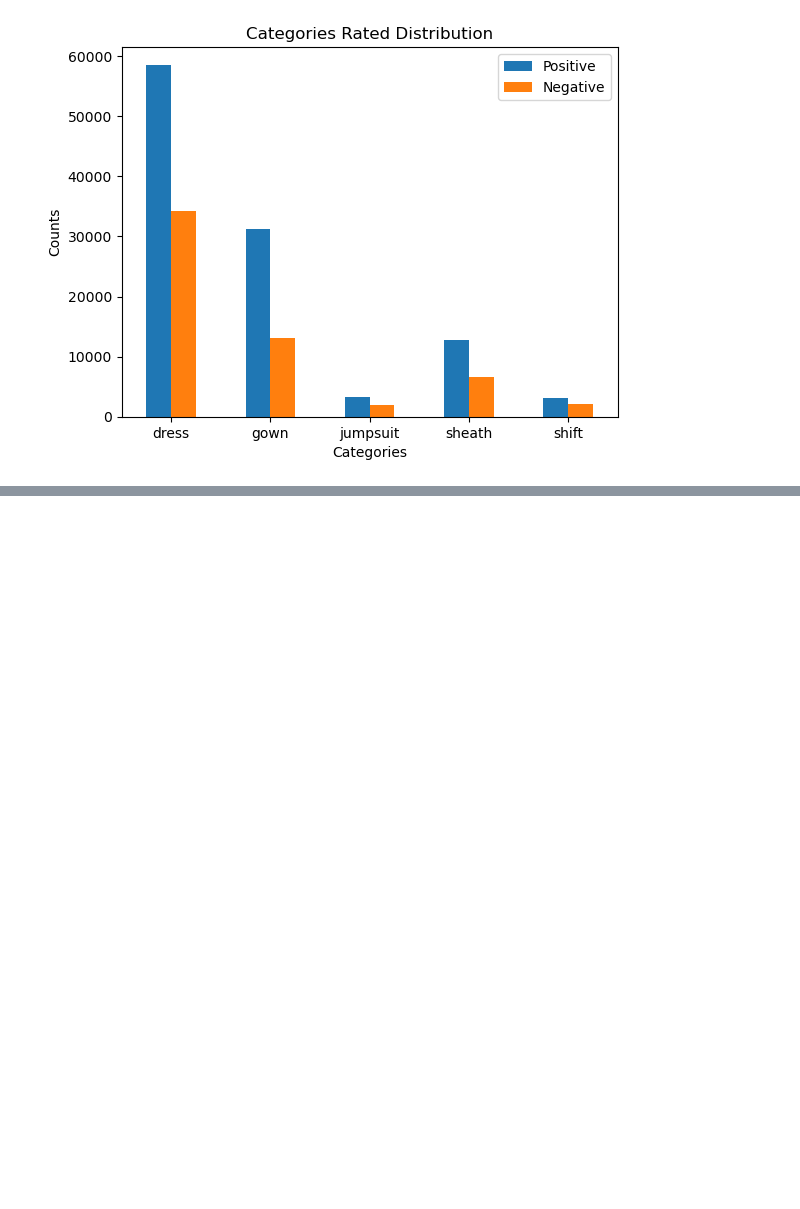
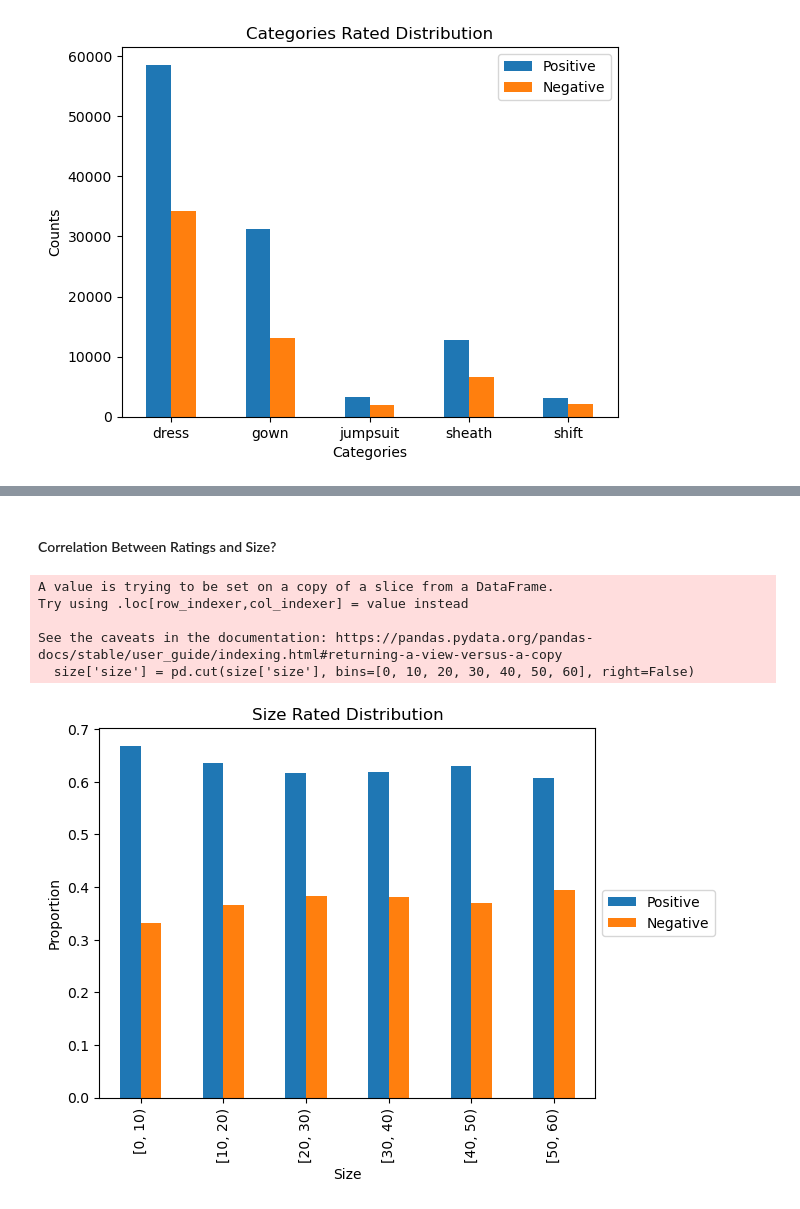
Before and after one commit to jsimpauco/cse158-a2, a Jupyter notebook: eda.ipynb, the cells around one changed output, grey strips where cells are left out. Cells and saved outputs as stored; diff of their text form; code cells hidden in the pictures; blank space fills up the shorter version.

```diff
--- a/eda.ipynb
+++ b/eda.ipynb
@@ -165,3 +221,30 @@ plt.title('Categories Rated Distribution');
+# %% [markdown]
+#### Correlation Between Ratings and Size?
+# %%
+size = clothing[['size', 'rating']]
+size['size'] = pd.cut(size['size'], bins=[0, 10, 20, 30, 40, 50, 60], right=False)
+pos = size[(size['rating'] == 10)].groupby('size')[['rating']].count().rename(columns={'rating': 'Positive'})
+neg = size[(size['rating'] <= 8)].groupby('size')[['rating']].count().rename(columns={'rating': 'Negative'})
+size = pos.merge(neg, left_index=True, right_index=True)
+sums = size.sum(axis=1)
+size.loc[size.index[0]] = (size.loc[size.index[0]] / sums.loc[size.index[0]]).T
+size.loc[size.index[1]] = (size.loc[size.index[1]] / sums.loc[size.index[1]]).T
+size.loc[size.index[2]] = (size.loc[size.index[2]] / sums.loc[size.index[2]]).T
+size.loc[size.index[3]] = (size.loc[size.index[3]] / sums.loc[size.index[3]]).T
+size.loc[size.index[4]] = (size.loc[size.index[4]] / sums.loc[size.index[4]]).T
+size.loc[size.index[5]] = (size.loc[size.index[5]] / sums.loc[size.index[5]]).T
+size.plot.bar();
+plt.xlabel('Size');
+plt.ylabel('Proportion');
+plt.title('Size Rated Distribution');
+plt.legend(loc='center left', bbox_to_anchor=(1, 0.5));
+# %% [output]
+A value is trying to be set on a copy of a slice from a DataFrame.
+Try using .loc[row_indexer,col_indexer] = value instead
+
+See the caveats in the documentation: https://pandas.pydata.org/pandas-docs/stable/user_guide/indexing.html#returning-a-view-versus-a-copy
+  size['size'] = pd.cut(size['size'], bins=[0, 10, 20, 30, 40, 50, 60], right=False)
+[figure, added]
 # %% [markdown]
 Our dataset is from Rent the Runway, a clothing brand in which people are able to rent clothes from for any ocassion. The dataset contains 192,461 unique entries, which include 105,508 unique users and 5,850 unique items. It contains 15 columns as described below after basic cleaning:
 
```
Also changed, not shown: parts of 7 cells of this notebook.
